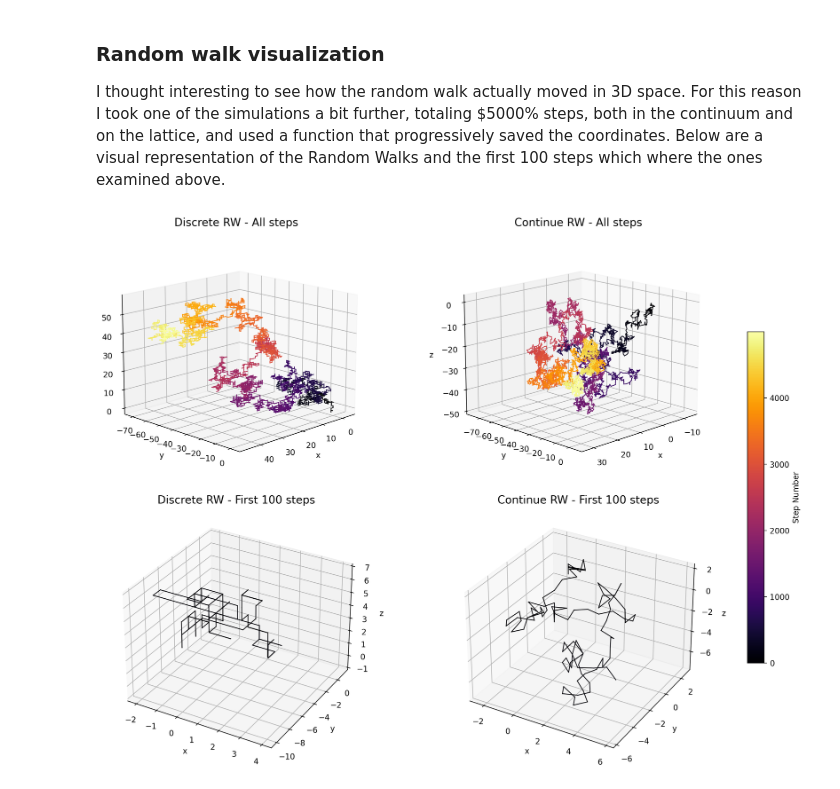
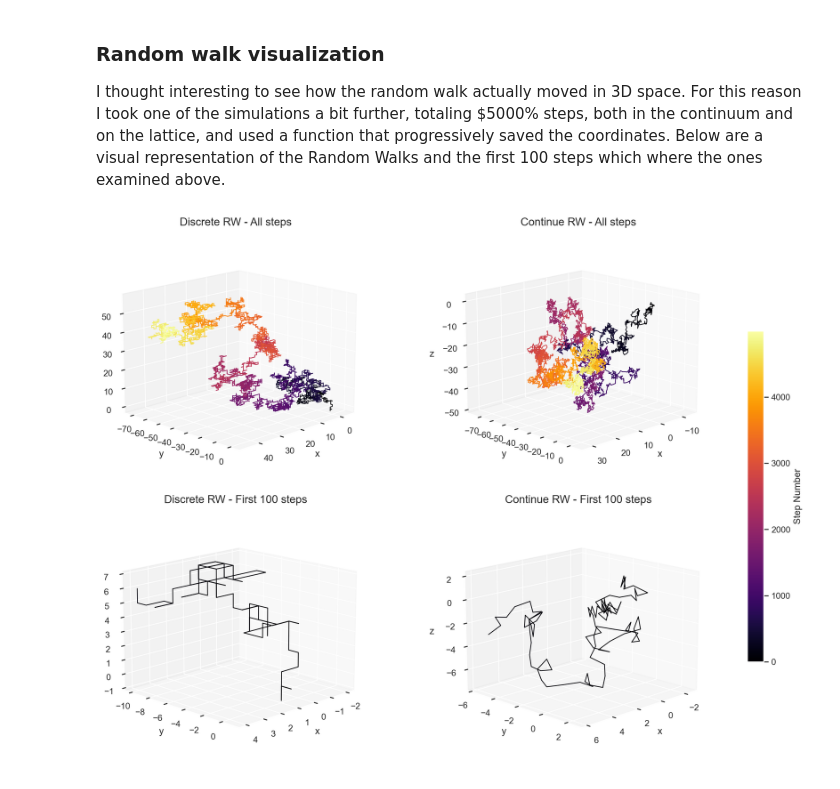
Before and after one commit to tommasoperitoree/Numerical_Simulation_Laboratory, a Jupyter notebook: LSN_02/LSN_02.ipynb, the cells around one changed output. Saved outputs shown, nothing was run; the diff lists cells and outputs as text; code cells hidden in the pictures.

```diff
--- a/LSN_02/LSN_02.ipynb
+++ b/LSN_02/LSN_02.ipynb
@@ -17,6 +17,8 @@ from scipy.optimize import curve_fit
 from scipy.stats import chi2, norm, cauchy
 
 %config InlineBackend.figure_format = 'retina'
+import seaborn as sns
+sns.set_theme(style='darkgrid')
 # %% [markdown]
 # Exercise 2
 # %% [markdown]
@@ -485,6 +494,9 @@ cmap = plt.colormaps.get_cmap('inferno')  # Updated colormap method to avoid dep
 def plot_gradient_line(ax, x, y, z, cmap, norm):
     for i in range(1, len(x)):
         ax.plot([x[i - 1], x[i]], [y[i - 1], y[i]], [z[i - 1], z[i]], color=cmap(norm(i)), lw=1)
+    # Customize 3D plot appearance
+    ax.set_facecolor('white')
+    ax.grid(True)
 
 # Plot 1: Discrete RW - All steps with gradient
 plot_gradient_line(axs[0, 0], x_d, y_d, z_d, cmap, norm)
@@ -500,31 +512,35 @@ axs[0, 1].set_title('Continue RW - All steps', size=14)
 axs[0, 1].set_xlabel("x")
 axs[0, 1].set_ylabel("y")
 axs[0, 1].set_zlabel("z")
 axs[0, 1].view_init(elev=15, azim=45)
 
 # Plot 3: Discrete RW - First 100 steps with gradient
 plot_gradient_line(axs[1, 0], x_d[:100], y_d[:100], z_d[:100], cmap, norm)
 axs[1, 0].set_title('Discrete RW - First 100 steps', size=14)
 axs[1, 0].set_xlabel("x")
 axs[1, 0].set_ylabel("y")
 axs[1, 0].set_zlabel("z")
+axs[1, 0].view_init(elev=15, azim=45)
+
 
 # Plot 4: Continue RW - First 100 steps with gradient
 plot_gradient_line(axs[1, 1], x_c[:100], y_c[:100], z_c[:100], cmap, norm)
 axs[1, 1].set_title('Continue RW - First 100 steps', size=14)
 axs[1, 1].set_xlabel("x")
 axs[1, 1].set_ylabel("y")
 axs[1, 1].set_zlabel("z")
+axs[1, 1].view_init(elev=15, azim=45)
+
 
 # Adjust spacing between subplots to avoid overlapping titles/labels
 plt.tight_layout()
 
 # Add a color bar to represent the gradient based on step numbers
 sm = cm.ScalarMappable(cmap=cmap, norm=norm)
 sm.set_array([])  # Dummy array for color bar
 fig.colorbar(sm, ax=axs, orientation='vertical', fraction=0.02, pad=0.05, label='Step Number')
 
 # Show the plots
 plt.show()
 # %% [output]
-[figure, old version]
+[figure, new version]
```
Also changed, not shown: parts of 7 cells of this notebook.
